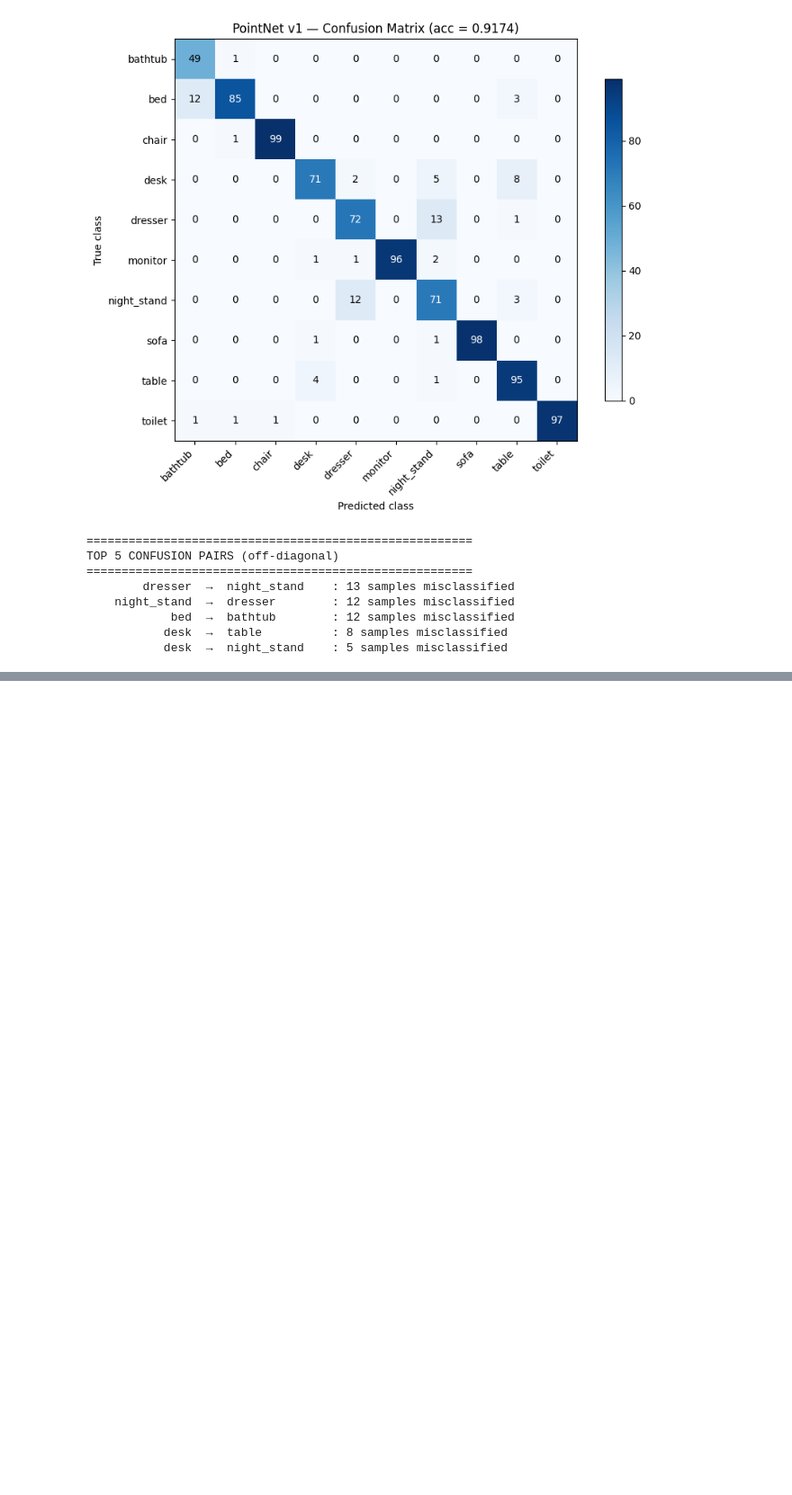
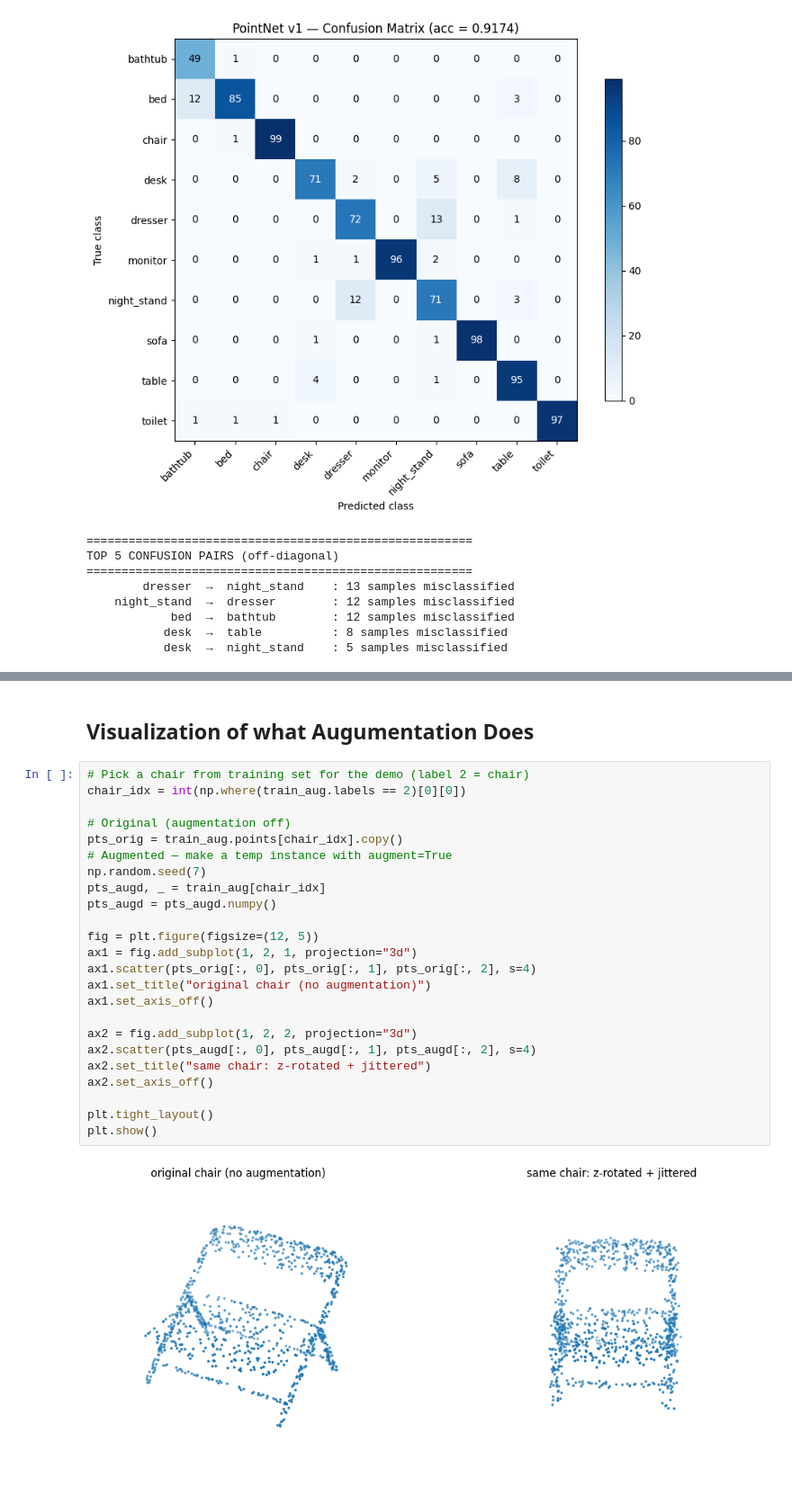
Before and after one commit to Vatsy05/3D-Object-Detection, a Jupyter notebook: notebooks/PointCloudPointNet.ipynb, the cells around one changed output, grey strips where cells are left out. Shown at 90% size. Saved outputs shown, nothing was run; the diff lists cells and outputs as text; blank space fills up the shorter version.

Commit message:
Added z-rotation + jitter augmentation

```diff
--- a/notebooks/PointCloudPointNet.ipynb
+++ b/notebooks/PointCloudPointNet.ipynb
@@ -685,0 +737,28 @@ TOP 5 CONFUSION PAIRS (off-diagonal)
+# %% [markdown]
+## Visualization of what Augumentation Does
+# %%
+# Pick a chair from training set for the demo (label 2 = chair)
+chair_idx = int(np.where(train_aug.labels == 2)[0][0])
+
+# Original (augmentation off)
+pts_orig = train_aug.points[chair_idx].copy()
+# Augmented — make a temp instance with augment=True
+np.random.seed(7)
+pts_augd, _ = train_aug[chair_idx]
+pts_augd = pts_augd.numpy()
+
+fig = plt.figure(figsize=(12, 5))
+ax1 = fig.add_subplot(1, 2, 1, projection="3d")
+ax1.scatter(pts_orig[:, 0], pts_orig[:, 1], pts_orig[:, 2], s=4)
+ax1.set_title("original chair (no augmentation)")
+ax1.set_axis_off()
+
+ax2 = fig.add_subplot(1, 2, 2, projection="3d")
+ax2.scatter(pts_augd[:, 0], pts_augd[:, 1], pts_augd[:, 2], s=4)
+ax2.set_title("same chair: z-rotated + jittered")
+ax2.set_axis_off()
+
+plt.tight_layout()
+plt.show()
+# %% [output]
+[figure, added]
```
Also changed, not shown: parts of 4 cells of this notebook.
